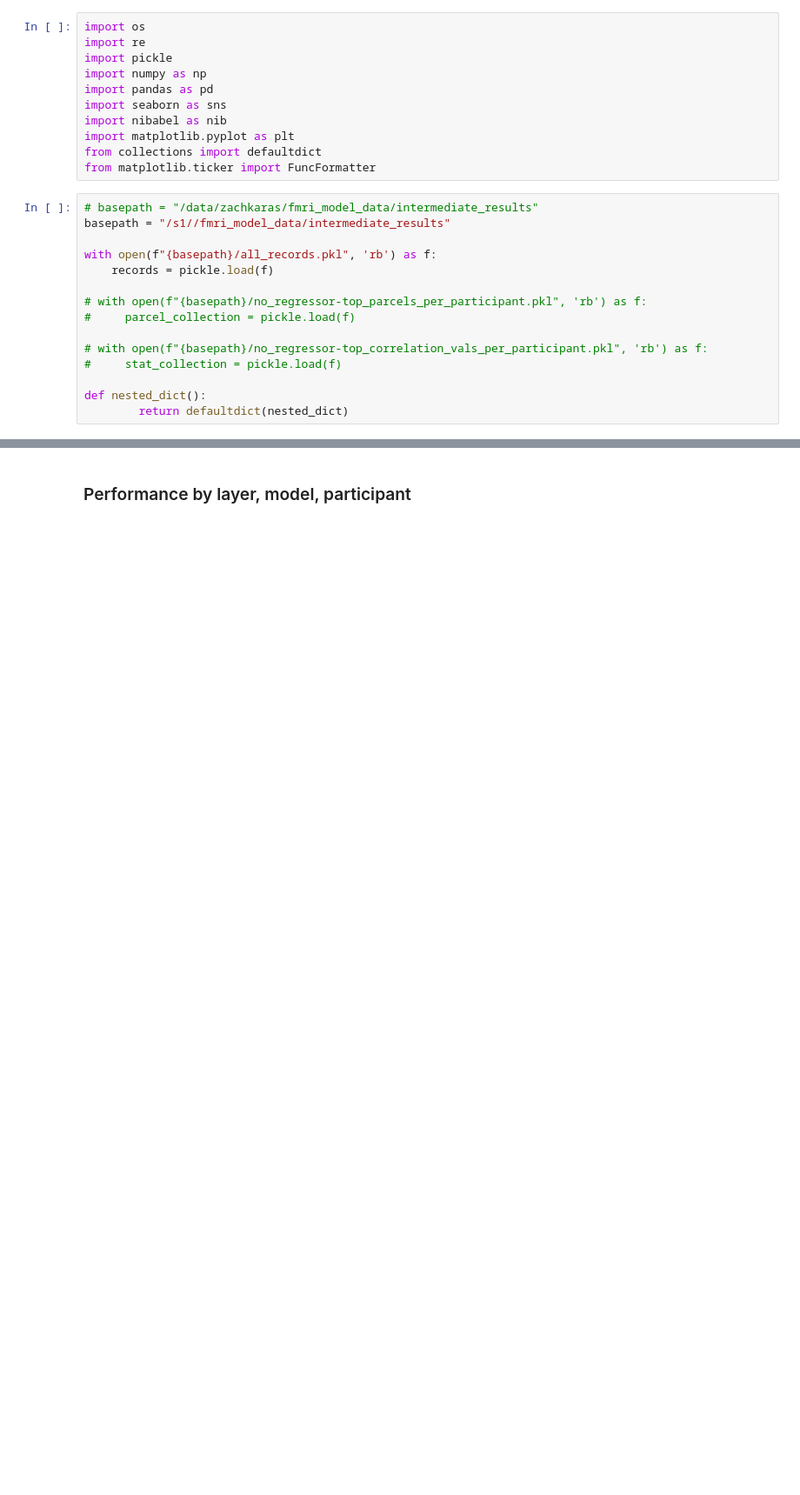
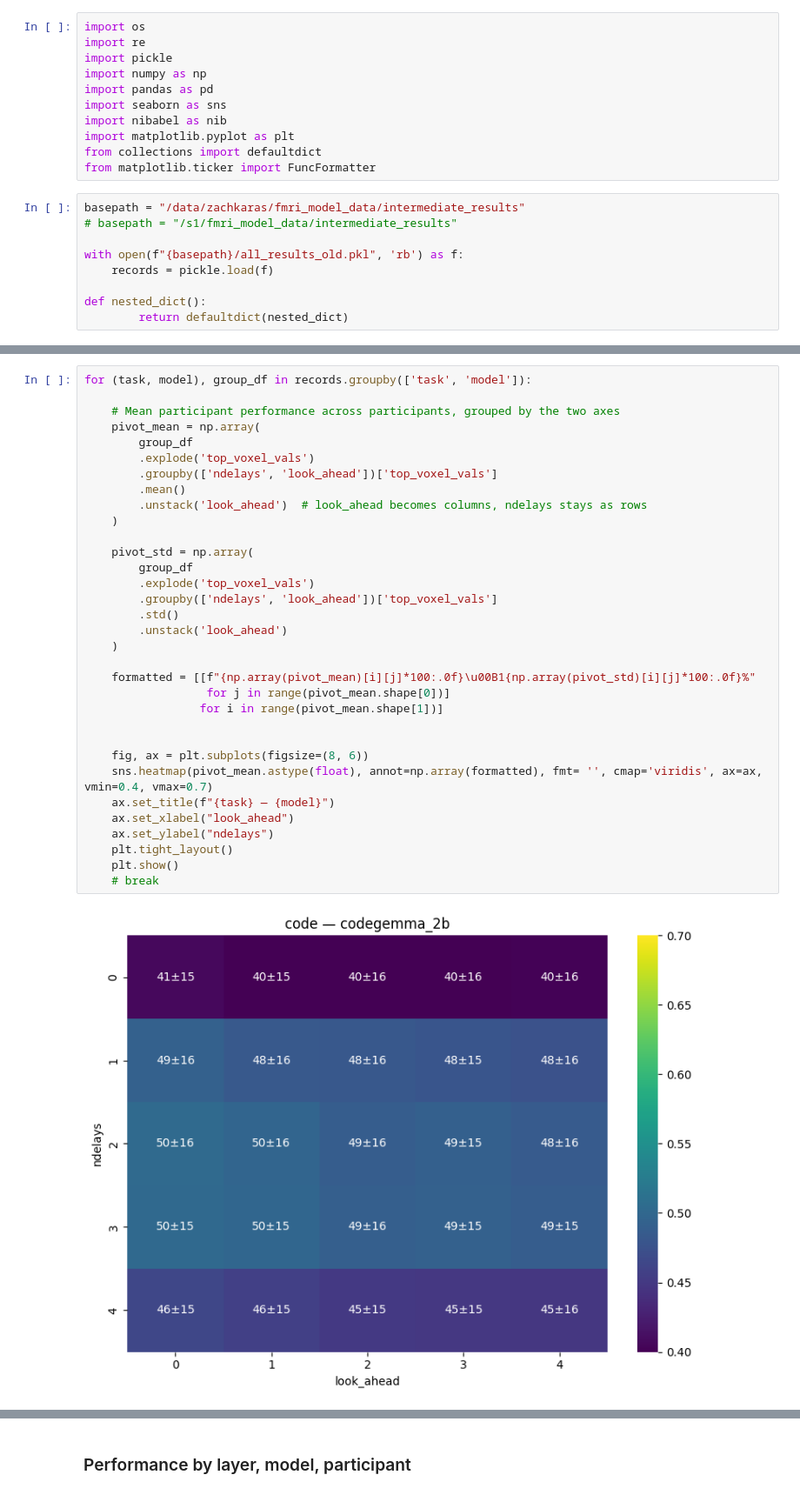
Before and after one commit to largehappygroup/fmri_model, a Jupyter notebook: analysis/fir/broad_comparison_by_parameters.ipynb, the cells around one changed output, grey strips where cells are left out. Shown at 87% size. Drawn from its saved outputs; the diff is of its cells as text; blank space fills up the shorter version.

```diff
--- a/analysis/fir/broad_comparison_by_parameters.ipynb
+++ b/analysis/fir/broad_comparison_by_parameters.ipynb
@@ -10,17 +10,11 @@ import matplotlib.pyplot as plt
 from collections import defaultdict
 from matplotlib.ticker import FuncFormatter
 # %%
-# basepath = "/data/zachkaras/fmri_model_data/intermediate_results"
-basepath = "/s1//fmri_model_data/intermediate_results"
+basepath = "/data/zachkaras/fmri_model_data/intermediate_results"
+# basepath = "/s1/fmri_model_data/intermediate_results"
 
-with open(f"{basepath}/all_records.pkl", 'rb') as f:
+with open(f"{basepath}/all_results_old.pkl", 'rb') as f:
     records = pickle.load(f)
-
-# with open(f"{basepath}/no_regressor-top_parcels_per_participant.pkl", 'rb') as f:
-#     parcel_collection = pickle.load(f)
-
-# with open(f"{basepath}/no_regressor-top_correlation_vals_per_participant.pkl", 'rb') as f:
-#     stat_collection = pickle.load(f)
 
 def nested_dict():
         return defaultdict(nested_dict)
@@ -26,0 +27,35 @@ def nested_dict():
+# %%
+for (task, model), group_df in records.groupby(['task', 'model']):
+
+    # Mean participant performance across participants, grouped by the two axes
+    pivot_mean = np.array(
+        group_df
+        .explode('top_voxel_vals')
+        .groupby(['ndelays', 'look_ahead'])['top_voxel_vals']
+        .mean()
+        .unstack('look_ahead')  # look_ahead becomes columns, ndelays stays as rows
+    )
+
+    pivot_std = np.array(
+        group_df
+        .explode('top_voxel_vals')
+        .groupby(['ndelays', 'look_ahead'])['top_voxel_vals']
+        .std()
+        .unstack('look_ahead')
+    )
+
+    formatted = [[f"{np.array(pivot_mean)[i][j]*100:.0f}\u00B1{np.array(pivot_std)[i][j]*100:.0f}%"
+                  for j in range(pivot_mean.shape[0])]
+                 for i in range(pivot_mean.shape[1])]
+
+
+    fig, ax = plt.subplots(figsize=(8, 6))
+    sns.heatmap(pivot_mean.astype(float), annot=np.array(formatted), fmt= '', cmap='viridis', ax=ax, vmin=0.4, vmax=0.7)
+    ax.set_title(f"{task} — {model}")
+    ax.set_xlabel("look_ahead")
+    ax.set_ylabel("ndelays")
+    plt.tight_layout()
+    plt.show()
+    # break
+# %% [output]
+[figure, added]
```
Also changed, not shown: parts of 16 cells of this notebook, 4 other files.
